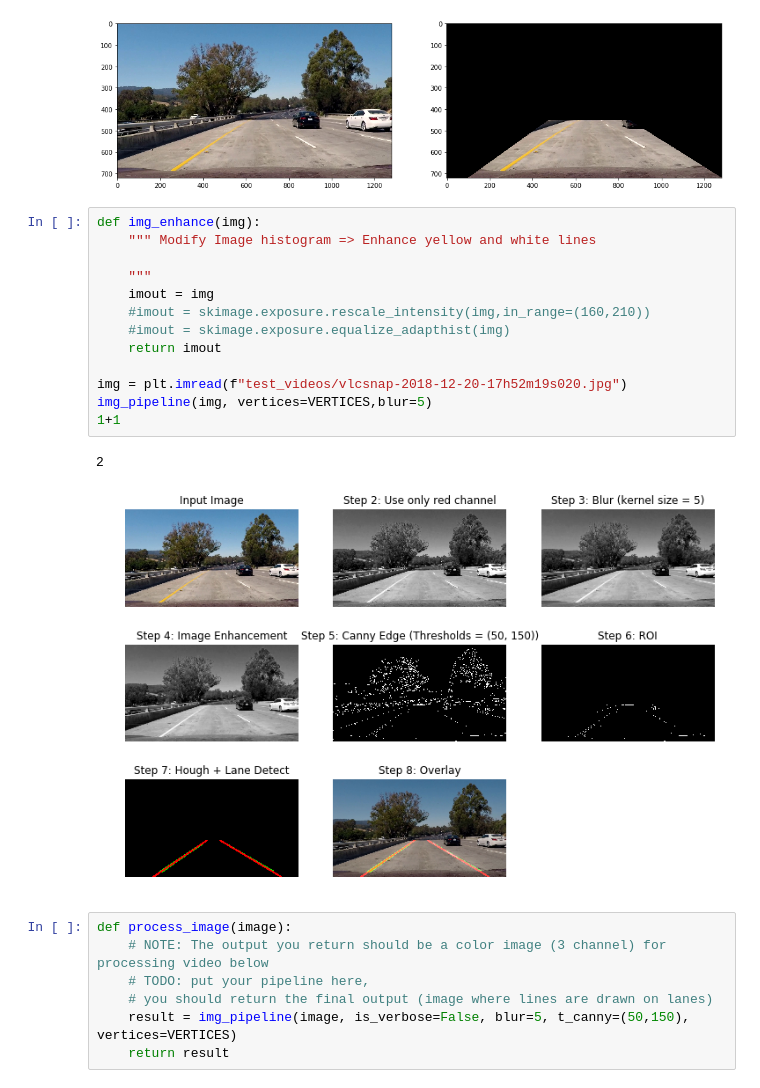
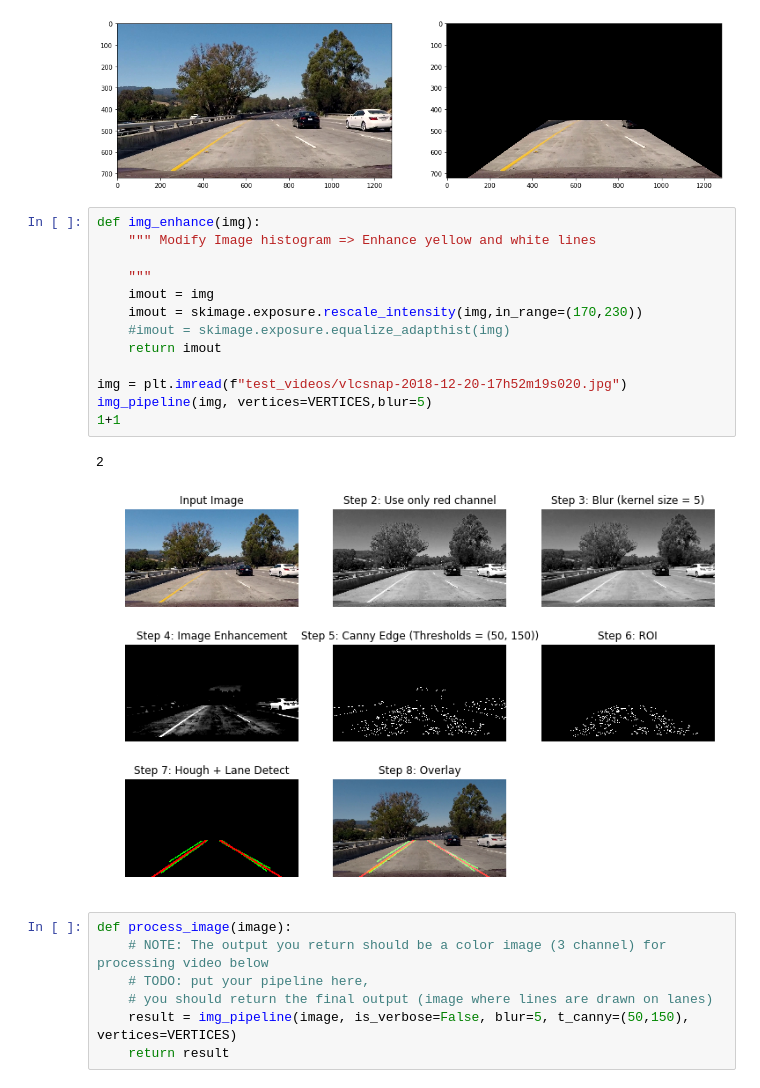
Before and after one commit to putza/CarND-LaneLines-P1, a Jupyter notebook: P1.ipynb, the cells around one changed output. Saved outputs shown, nothing was run; the diff lists cells and outputs as text.

```diff
--- a/P1.ipynb
+++ b/P1.ipynb
@@ -708,19 +708,19 @@ plt.imshow(img)
 # %%
 def img_enhance(img):
     """ Modify Image histogram => Enhance yellow and white lines
 
     """
     imout = img
-    #imout = skimage.exposure.rescale_intensity(img,in_range=(160,210))
+    imout = skimage.exposure.rescale_intensity(img,in_range=(170,230))
     #imout = skimage.exposure.equalize_adapthist(img)
     return imout
 
 img = plt.imread(f"test_videos/vlcsnap-2018-12-20-17h52m19s020.jpg")
 img_pipeline(img, vertices=VERTICES,blur=5)
 1+1
 # %% [output]
 2
-[figure, old version]
+[figure, new version]
 # %%
 def process_image(image):
     # NOTE: The output you return should be a color image (3 channel) for processing video below
```
Also changed, not shown: parts of 1 cell of this notebook, 14 other files.
